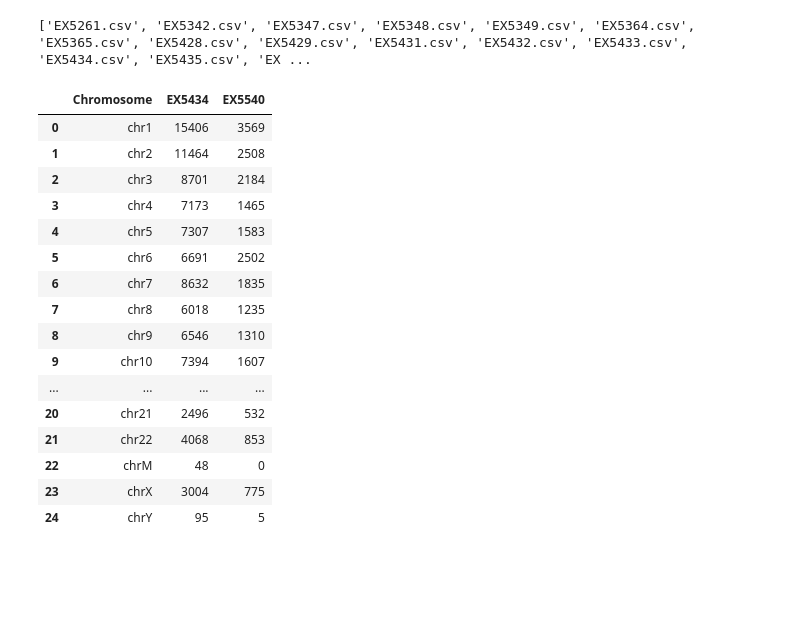
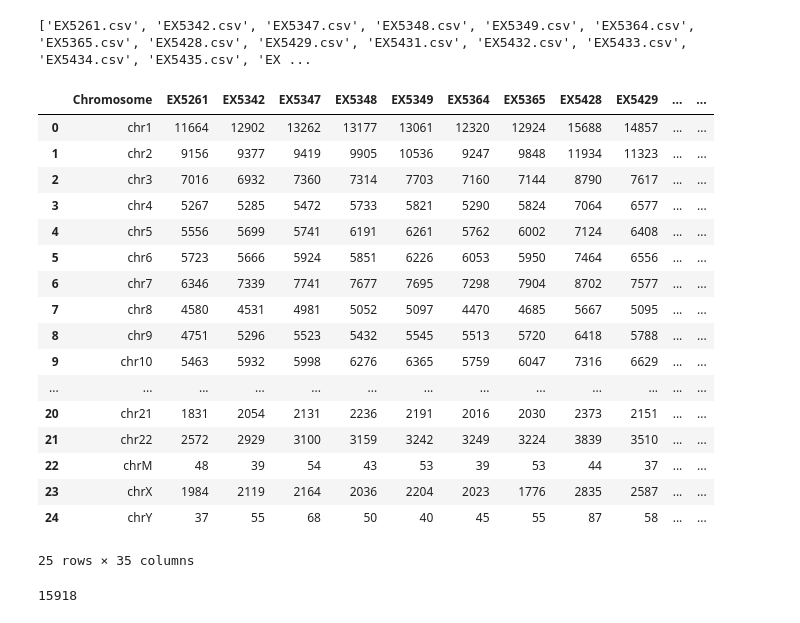
Before and after one commit to amanzadi/ATM-ML, a Jupyter notebook: data exploration.ipynb, the cells around one changed output. Drawn from its saved outputs; the diff is of its cells as text; code cells hidden in the pictures; blank space fills up the shorter version.

```diff
--- a/data exploration.ipynb
+++ b/data exploration.ipynb
@@ -41,31 +42,38 @@ def mut_count(file, chr_list):
 # %%
 df = pd.read_csv(files[0])
 chr_names_list = df.iloc[:, 77].unique().tolist()
 
 # start col
-result = mut_count(file[0], chr_names_list)
+result = mut_count(files[0], chr_names_list)
 
 #merging results
-for file in files[1:]:
+for file in tqdm(files[1:]):
     tmp = mut_count(file, chr_names_list)
-    results = pd.concat([x, y.iloc[:,1]], axis=1)
+    result = pd.concat([result, tmp.iloc[:,1]], axis=1)
 
+df.to_csv('mut_count_all.csv', index=False)
 result
 # %% [output]
-|  | Chromosome | EX5434 | EX5540 |
-| 0 | chr1 | 15406 | 3569 |
-| 1 | chr2 | 11464 | 2508 |
-| 2 | chr3 | 8701 | 2184 |
-| 3 | chr4 | 7173 | 1465 |
-| 4 | chr5 | 7307 | 1583 |
-| 5 | chr6 | 6691 | 2502 |
-| 6 | chr7 | 8632 | 1835 |
-| 7 | chr8 | 6018 | 1235 |
-| 8 | chr9 | 6546 | 1310 |
-| 9 | chr10 | 7394 | 1607 |
-| ... | ... | ... | ... |
-| 20 | chr21 | 2496 | 532 |
-| 21 | chr22 | 4068 | 853 |
-| 22 | chrM | 48 | 0 |
-| 23 | chrX | 3004 | 775 |
-| 24 | chrY | 95 | 5 |
+|  | Chromosome | EX5261 | EX5342 | EX5347 | EX5348 | EX5349 | EX5364 | EX5365 | EX5428 | EX5429 | ... | ... |
+| 0 | chr1 | 11664 | 12902 | 13262 | 13177 | 13061 | 12320 | 12924 | 15688 | 14857 | ... | ... |
+| 1 | chr2 | 9156 | 9377 | 9419 | 9905 | 10536 | 9247 | 9848 | 11934 | 11323 | ... | ... |
+| 2 | chr3 | 7016 | 6932 | 7360 | 7314 | 7703 | 7160 | 7144 | 8790 | 7617 | ... | ... |
+| 3 | chr4 | 5267 | 5285 | 5472 | 5733 | 5821 | 5290 | 5824 | 7064 | 6577 | ... | ... |
+| 4 | chr5 | 5556 | 5699 | 5741 | 6191 | 6261 | 5762 | 6002 | 7124 | 6408 | ... | ... |
+| 5 | chr6 | 5723 | 5666 | 5924 | 5851 | 6226 | 6053 | 5950 | 7464 | 6556 | ... | ... |
+| 6 | chr7 | 6346 | 7339 | 7741 | 7677 | 7695 | 7298 | 7904 | 8702 | 7577 | ... | ... |
+| 7 | chr8 | 4580 | 4531 | 4981 | 5052 | 5097 | 4470 | 4685 | 5667 | 5095 | ... | ... |
+| 8 | chr9 | 4751 | 5296 | 5523 | 5432 | 5545 | 5513 | 5720 | 6418 | 5788 | ... | ... |
+| 9 | chr10 | 5463 | 5932 | 5998 | 6276 | 6365 | 5759 | 6047 | 7316 | 6629 | ... | ... |
+| ... | ... | ... | ... | ... | ... | ... | ... | ... | ... | ... | ... | ... |
+| 20 | chr21 | 1831 | 2054 | 2131 | 2236 | 2191 | 2016 | 2030 | 2373 | 2151 | ... | ... |
+| 21 | chr22 | 2572 | 2929 | 3100 | 3159 | 3242 | 3249 | 3224 | 3839 | 3510 | ... | ... |
+| 22 | chrM | 48 | 39 | 54 | 43 | 53 | 39 | 53 | 44 | 37 | ... | ... |
+| 23 | chrX | 1984 | 2119 | 2164 | 2036 | 2204 | 2023 | 1776 | 2835 | 2587 | ... | ... |
+| 24 | chrY | 37 | 55 | 68 | 50 | 40 | 45 | 55 | 87 | 58 | ... | ... |
+25 rows × 35 columns
+# %%
+#result.iloc[:,1:].mean().mean()
+result.iloc[:,1:].max().max()
+# %% [output]
+15918
```
Also changed, not shown: parts of 4 cells of this notebook.
